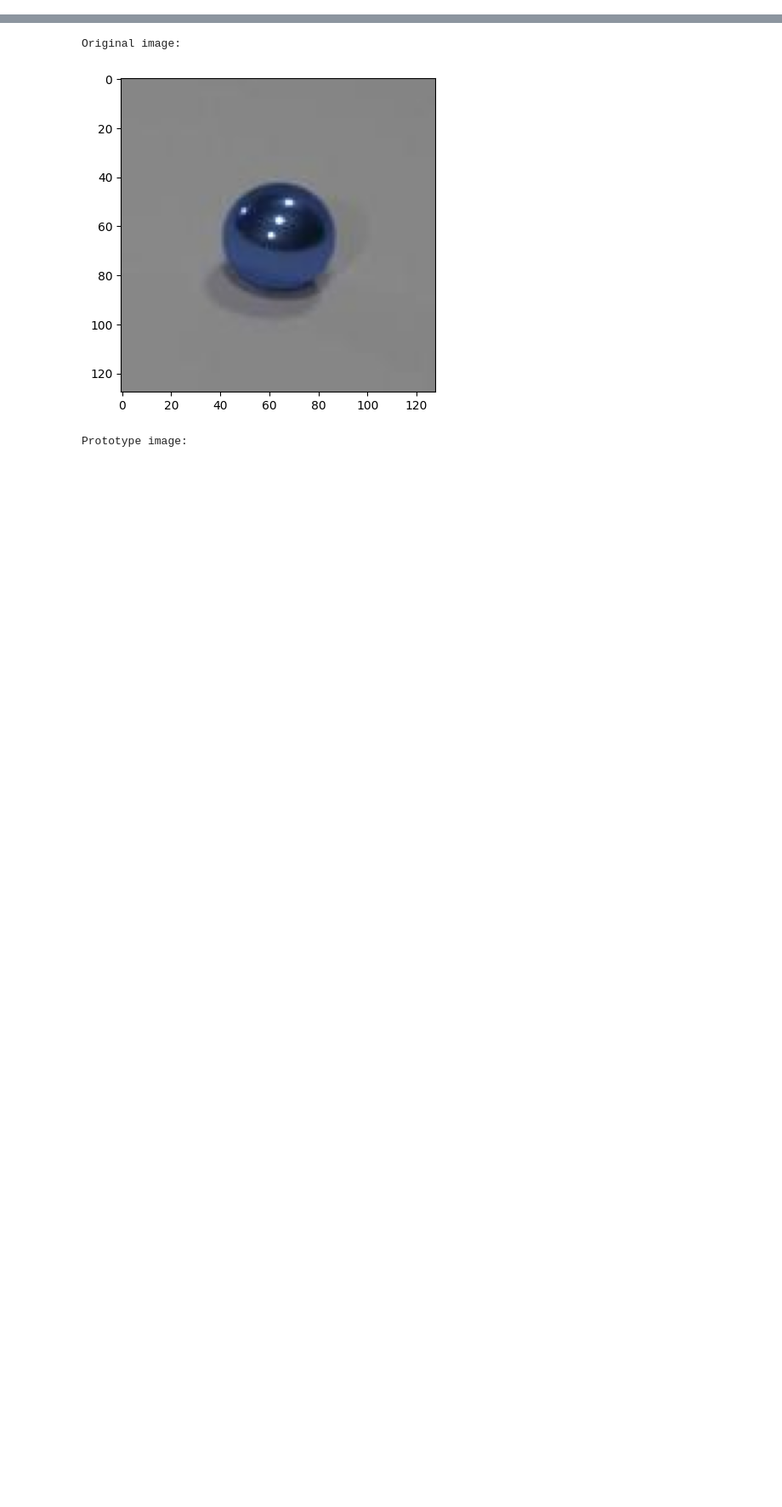
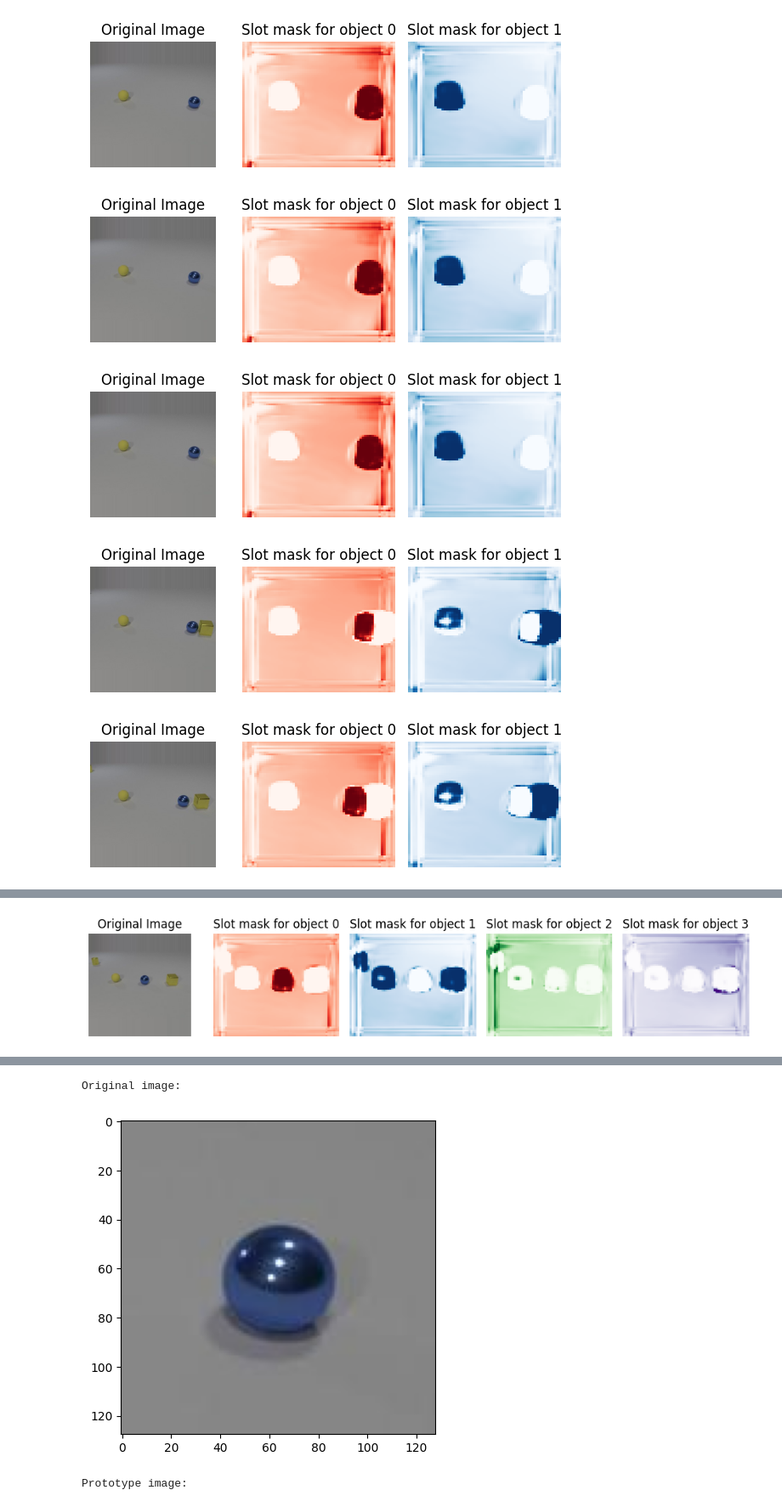
Before and after one commit to erik-gattung/NeuralConceptBinder, a Jupyter notebook: prototype_retrieval.ipynb, the cells around one changed output, grey strips where cells are left out. Shown at 85% size. Saved outputs shown, nothing was run; the diff lists cells and outputs as text; code cells hidden in the pictures; blank space fills up the shorter version.

```diff
--- a/prototype_retrieval.ipynb
+++ b/prototype_retrieval.ipynb
@@ -520,0 +880,11 @@ ncb_encodings = np.array([enc.squeeze(0)[best_indices[i]] for i, enc in enumerat
+# %%
+# original time series
+for frame_number in range(len(frame_names)):
+    masks, ids = get_masks_for_frame_id(object_dict, frame_number)
+    plot_image_with_object_masks(Image.open(frame_names[frame_number]), masks, ids)
+# %% [output]
+[figure, added]
+[figure, added]
+[figure, added]
+[figure, added]
+[figure, added]
@@ -520,0 +893 @@ ncb_encodings = np.array([enc.squeeze(0)[best_indices[i]] for i, enc in enumerat
+[figure, added]
```
Also changed, not shown: parts of 12 cells of this notebook, 1 other file.
